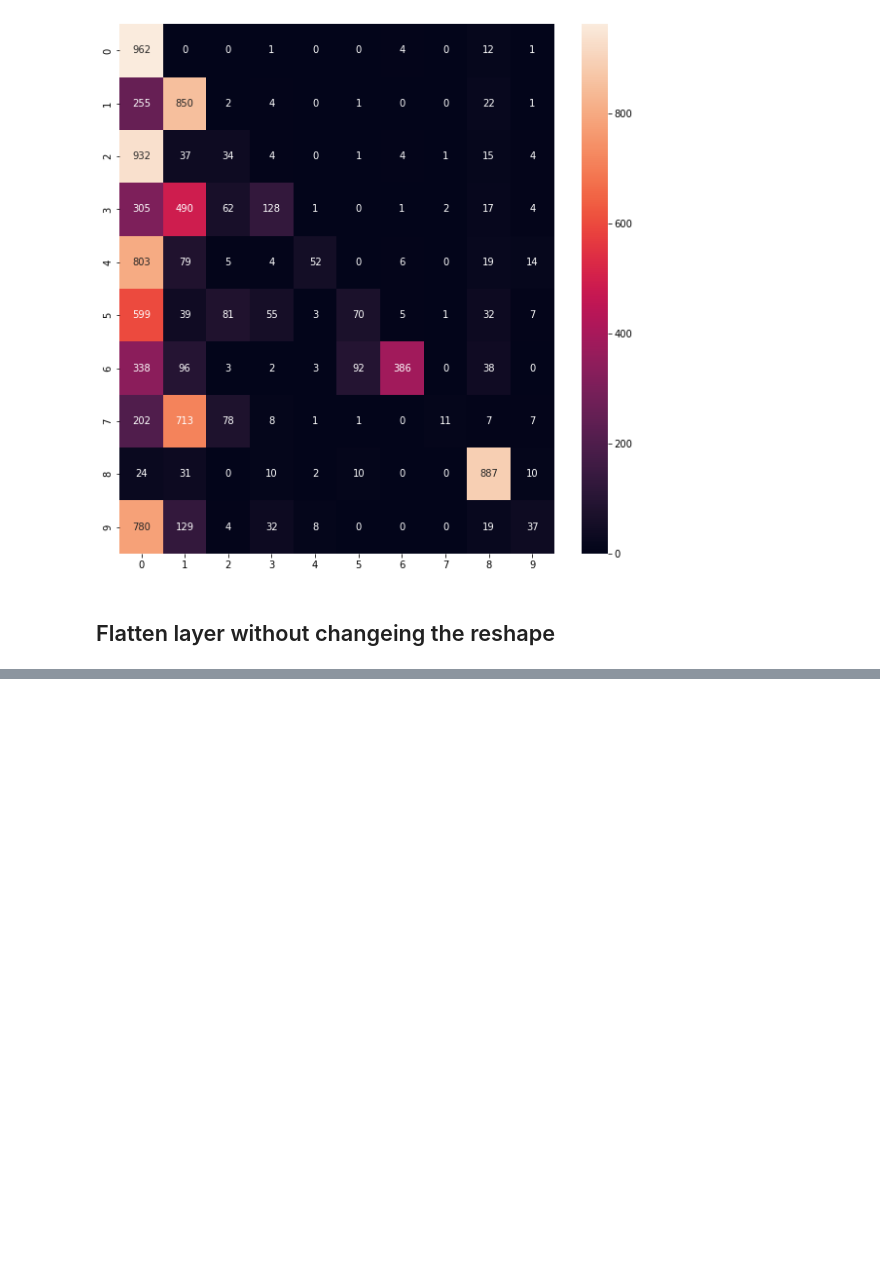
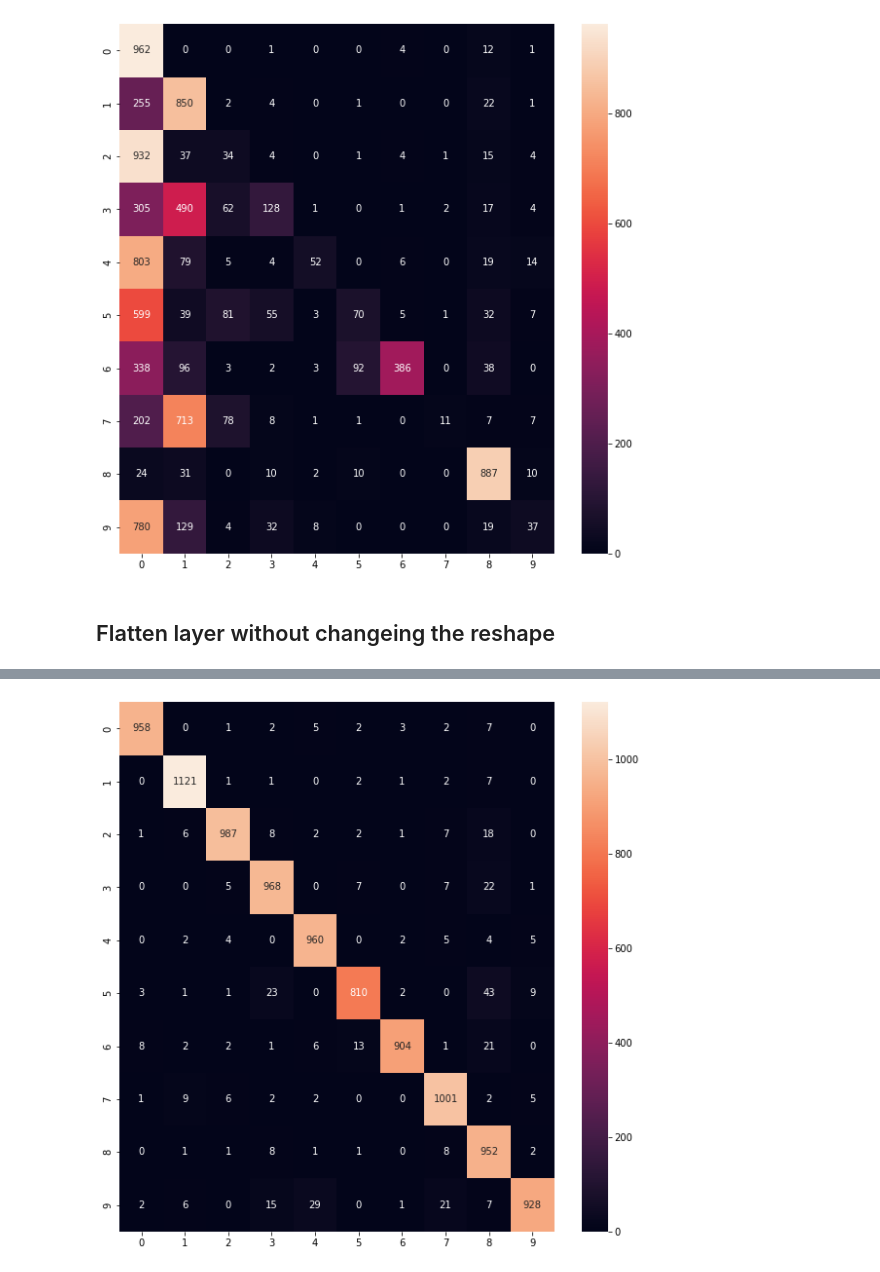
Before and after one commit to Mari-Dotnet/PWSkill, a Jupyter notebook: Neural Network/call back function/Handwritten_numnber.ipynb, the cells around one changed output, grey strips where cells are left out. Drawn from its saved outputs; the diff is of its cells as text; code cells hidden in the pictures; blank space fills up the shorter version.

```diff
--- a/Neural Network/call back function/Handwritten_numnber.ipynb
+++ b/Neural Network/call back function/Handwritten_numnber.ipynb
@@ -295,0 +298,15 @@ Epoch 5/5
+# %%
+model=keras.Sequential([
+    keras.layers.Flatten(input_shape=(28,28)),
+    keras.layers.Dense(100,activation='relu'),
+    keras.layers.Dense(50,activation='relu'),
+    keras.layers.Dense(25,activation='relu'),
+    keras.layers.Dense(10,activation='softmax')
+])
+
+model.compile(
+    optimizer='adam',
+    loss='sparse_categorical_crossentropy',
+    metrics=['accuracy'])
+
+model.fit(X_train,y_train,epochs=5,batch_size=32)
@@ -295,0 +330,2 @@ Epoch 5/5
+# %%
+result=model.predict(X_test)
@@ -295,0 +334,3 @@ Epoch 5/5
+# %%
+y_pred=[np.argmax(i) for i in result]
+y_pred[:5]
@@ -295,0 +343,3 @@ Epoch 5/5
+# %%
+cf=tf.math.confusion_matrix(labels=y_test,predictions=y_pred)
+cf
@@ -295,0 +358,6 @@ Epoch 5/5
+# %%
+plt.figure(figsize=(10,10))
+sns.heatmap(cf,annot=True,fmt='d')
+plt.show()
+# %% [output]
+[figure, added]
```
Also changed, not shown: parts of 11 cells of this notebook.
